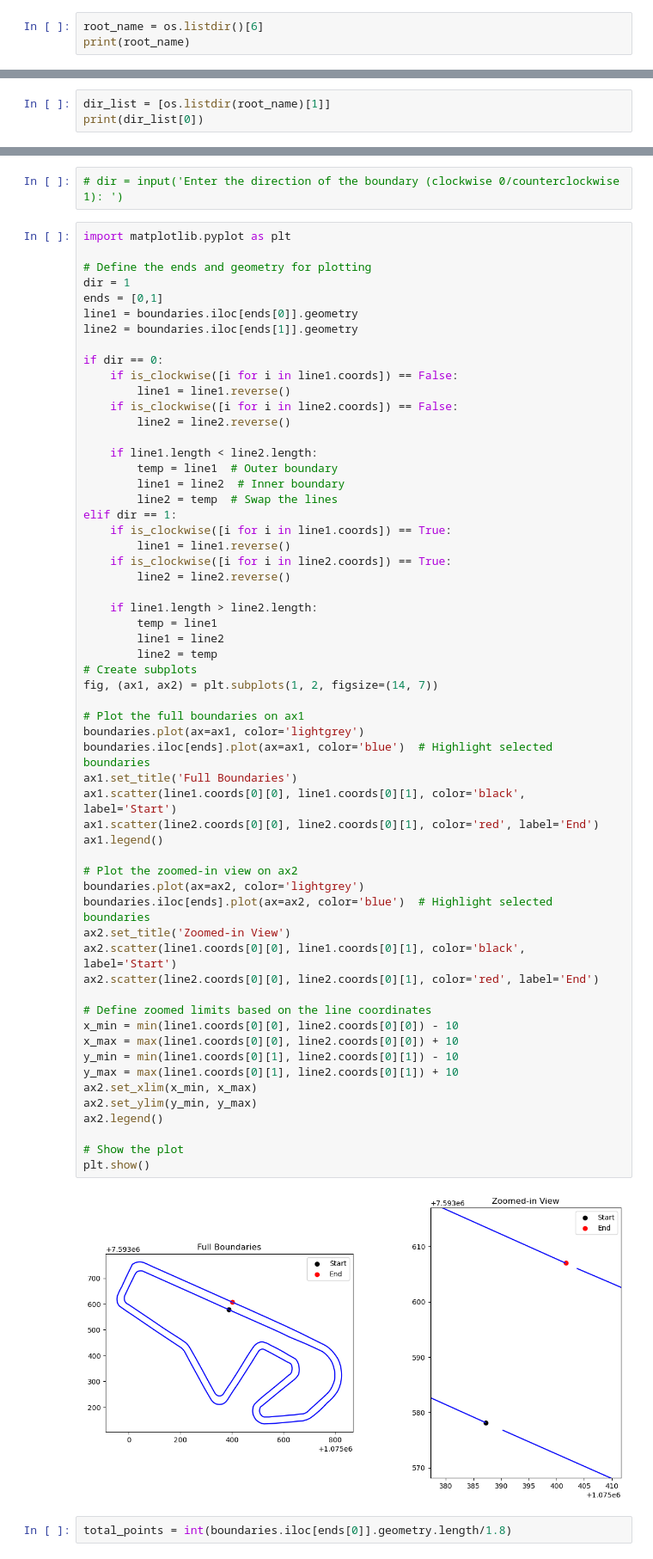
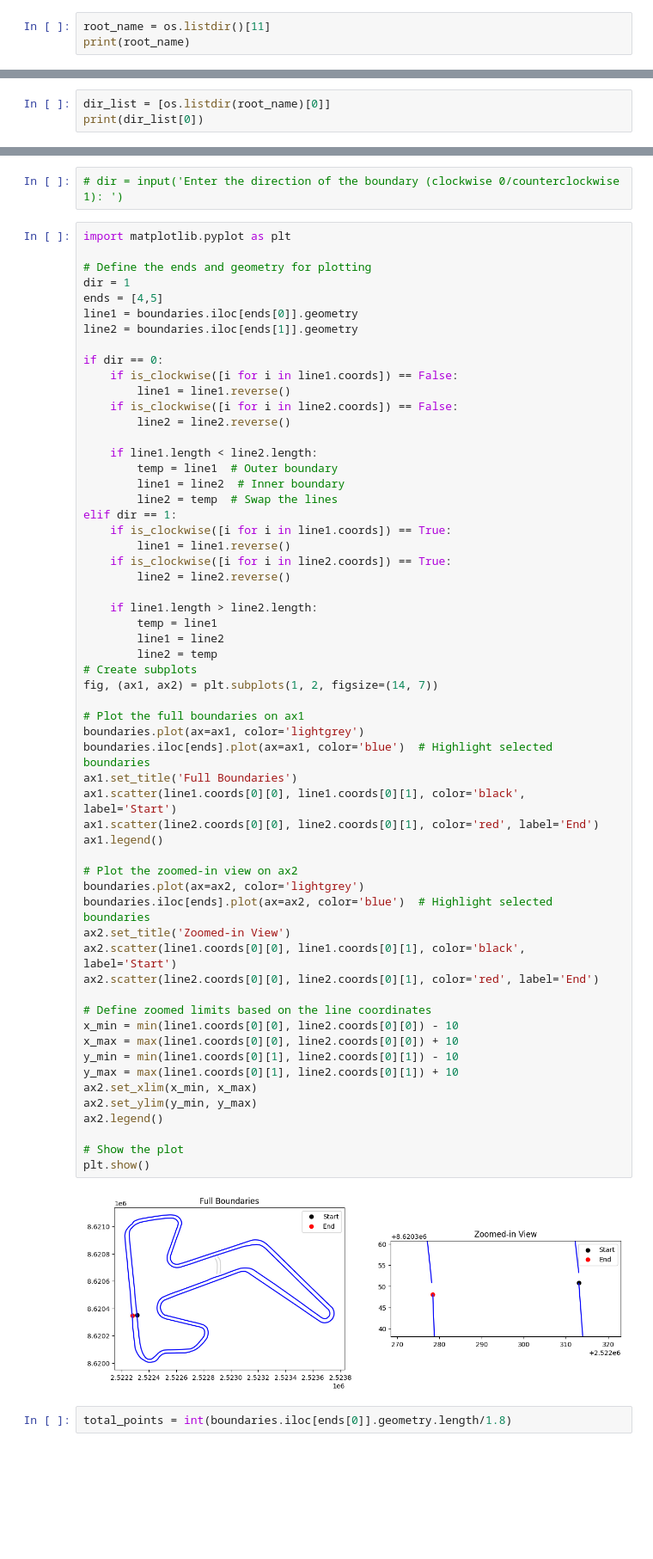
Before and after one commit to nikita-coder12/Milestone1, a Jupyter notebook: try.ipynb, the cells around one changed output, grey strips where cells are left out. Shown: that part at 86% size. Cells and saved outputs as stored; diff of their text form; blank space fills up the shorter version.

```diff
--- a/try.ipynb
+++ b/try.ipynb
@@ -11,6 +11,6 @@ import os
 from pyproj import Transformer
 import shutil
 # %%
-root_name = os.listdir()[6]
+root_name = os.listdir()[11]
 print(root_name)
 # %% [output]
@@ -18,4 +18,4 @@ Denmark
 # %%
-dir_list = [os.listdir(root_name)[1]]
+dir_list = [os.listdir(root_name)[0]]
 print(dir_list[0])
 # %% [output]
@@ -61,7 +63,7 @@ import matplotlib.pyplot as plt
 
 # Define the ends and geometry for plotting
 dir = 1
-ends = [0,1]
+ends = [4,5]
 line1 = boundaries.iloc[ends[0]].geometry
 line2 = boundaries.iloc[ends[1]].geometry
 
@@ -88,34 +90,34 @@ elif dir == 1:
 # Create subplots
 fig, (ax1, ax2) = plt.subplots(1, 2, figsize=(14, 7))
 
 # Plot the full boundaries on ax1
 boundaries.plot(ax=ax1, color='lightgrey')
 boundaries.iloc[ends].plot(ax=ax1, color='blue')  # Highlight selected boundaries
 ax1.set_title('Full Boundaries')
 ax1.scatter(line1.coords[0][0], line1.coords[0][1], color='black', label='Start')
 ax1.scatter(line2.coords[0][0], line2.coords[0][1], color='red', label='End')
 ax1.legend()
 
 # Plot the zoomed-in view on ax2
 boundaries.plot(ax=ax2, color='lightgrey')
 boundaries.iloc[ends].plot(ax=ax2, color='blue')  # Highlight selected boundaries
 ax2.set_title('Zoomed-in View')
 ax2.scatter(line1.coords[0][0], line1.coords[0][1], color='black', label='Start')
 ax2.scatter(line2.coords[0][0], line2.coords[0][1], color='red', label='End')
 
 # Define zoomed limits based on the line coordinates
 x_min = min(line1.coords[0][0], line2.coords[0][0]) - 10
 x_max = max(line1.coords[0][0], line2.coords[0][0]) + 10
 y_min = min(line1.coords[0][1], line2.coords[0][1]) - 10
 y_max = max(line1.coords[0][1], line2.coords[0][1]) + 10
 ax2.set_xlim(x_min, x_max)
 ax2.set_ylim(y_min, y_max)
 ax2.legend()
 
 # Show the plot
 plt.show()
 # %% [output]
-[figure, old version]
+[figure, new version]
 # %%
 total_points = int(boundaries.iloc[ends[0]].geometry.length/1.8)
 # %%
```
Also changed, not shown: parts of 7 cells of this notebook, 16 other files.
